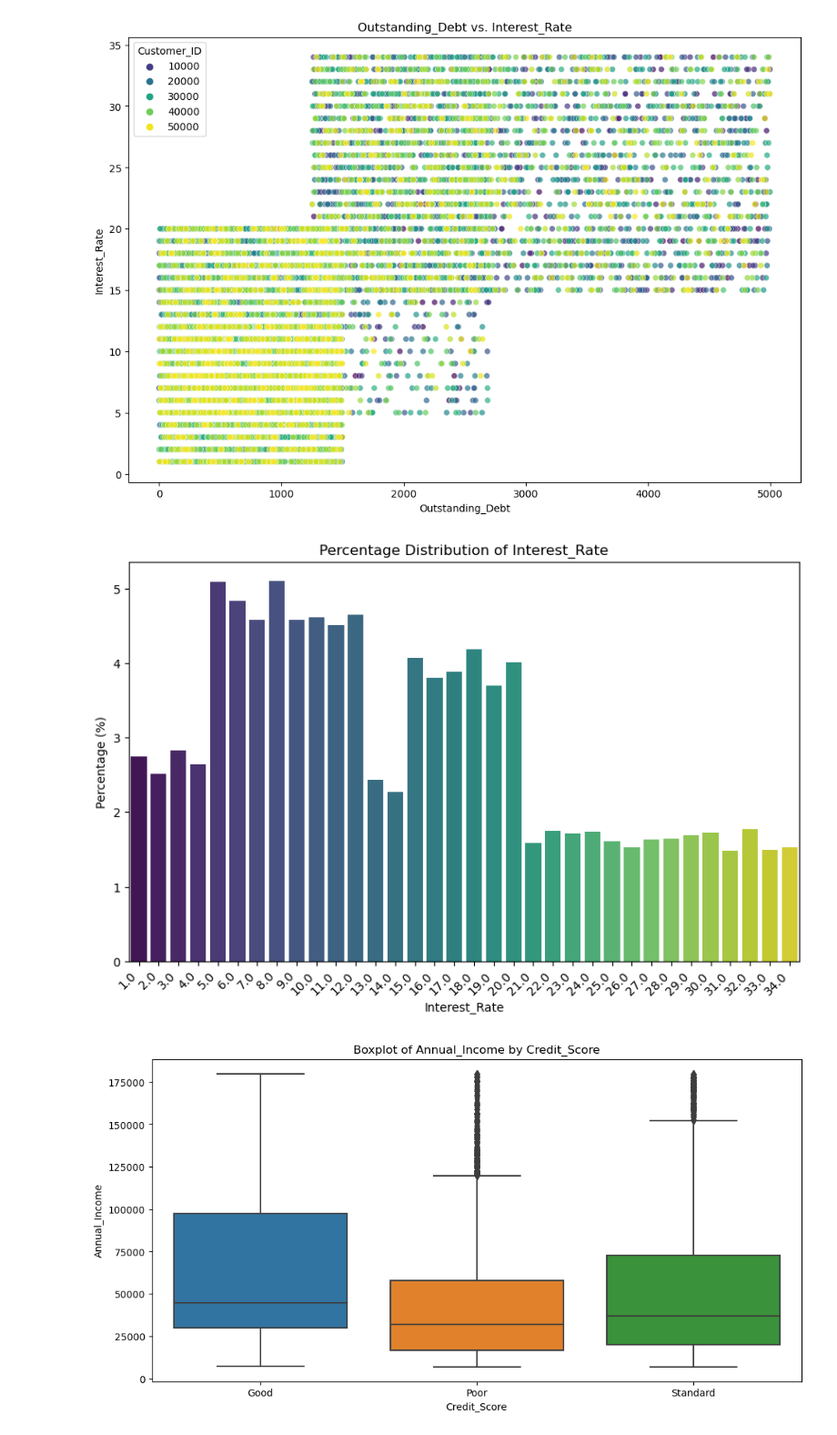
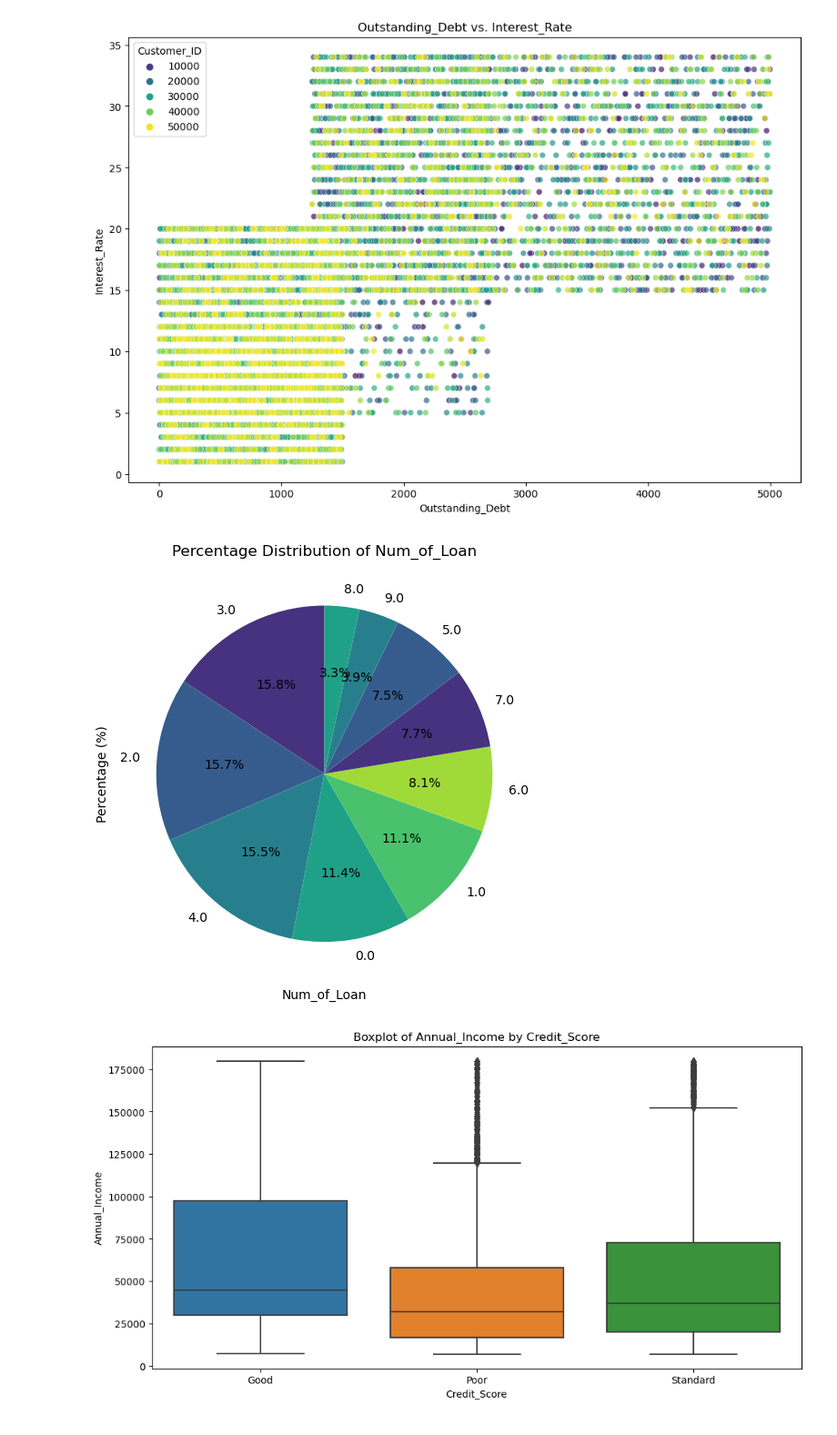
Before and after one commit to RumeysaHilal/Credit_Score_Prediction_Project, a Jupyter notebook: project_all.ipynb, the cells around one changed output. Shown at 91% size. Cells and saved outputs as stored; diff of their text form; code cells hidden in the pictures.

```diff
--- a/project_all.ipynb
+++ b/project_all.ipynb
@@ -27,10 +27,10 @@ data_visualization.scatter_plot_grouped(credit_data,"Customer_ID", 'Outstanding_
 # %% [output]
 [figure]
 # %%
-# Kredi oranları dağılımının sütun grafiğinde gösterimi
-data_visualization.plot_percentage_distribution(credit_data, "Interest_Rate")
+# Alınan kredilerin sayısının dağılımının sütun grafiğinde gösterimi
+data_visualization.plot_percentage_distribution(credit_data, "Num_of_Loan")
 # %% [output]
-[figure, old version]
+[figure, new version]
 # %%
 data_visualization.plot_boxplot(credit_data, 'Annual_Income', 'Credit_Score')
 # %% [output]
```
Also changed, not shown: parts of 2 cells of this notebook, 5 other files.
